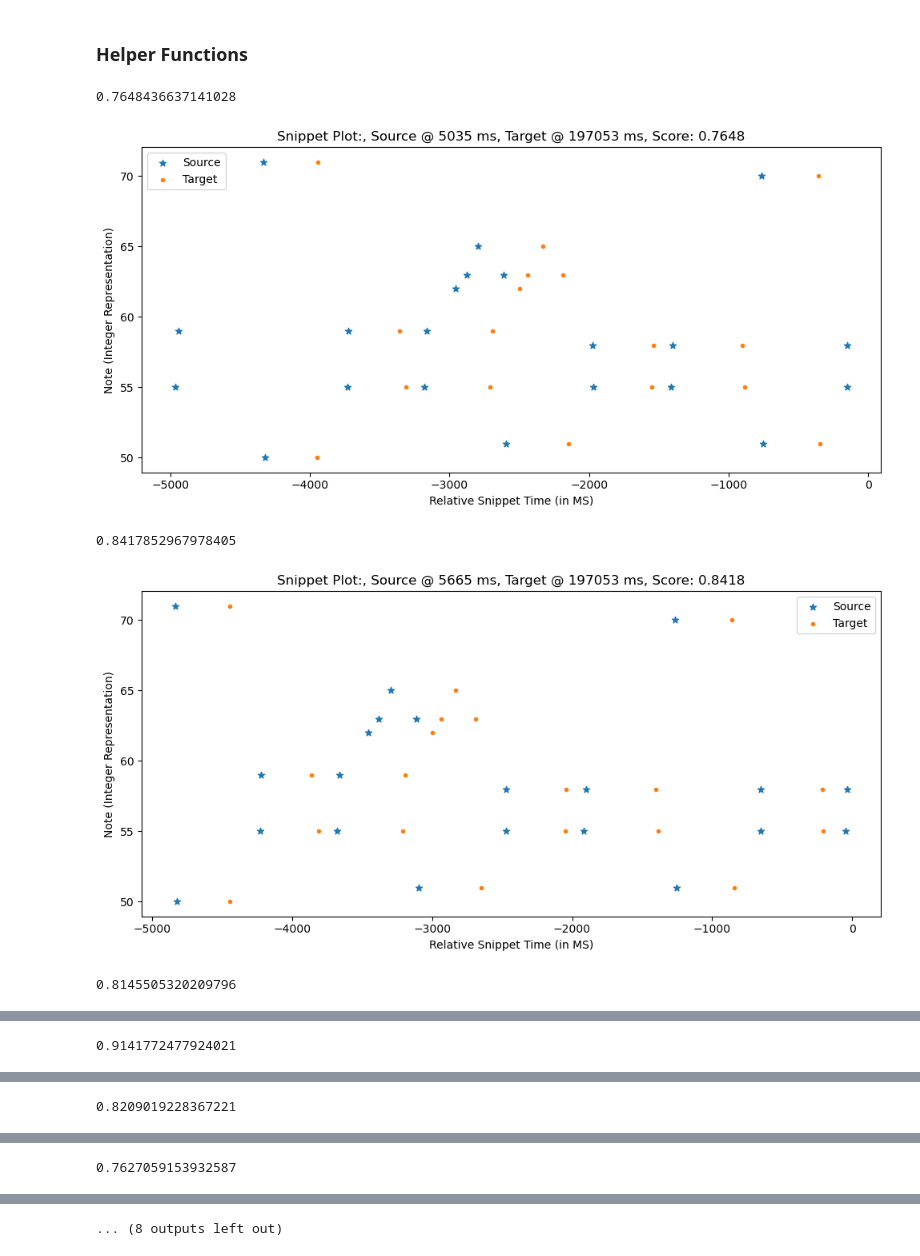
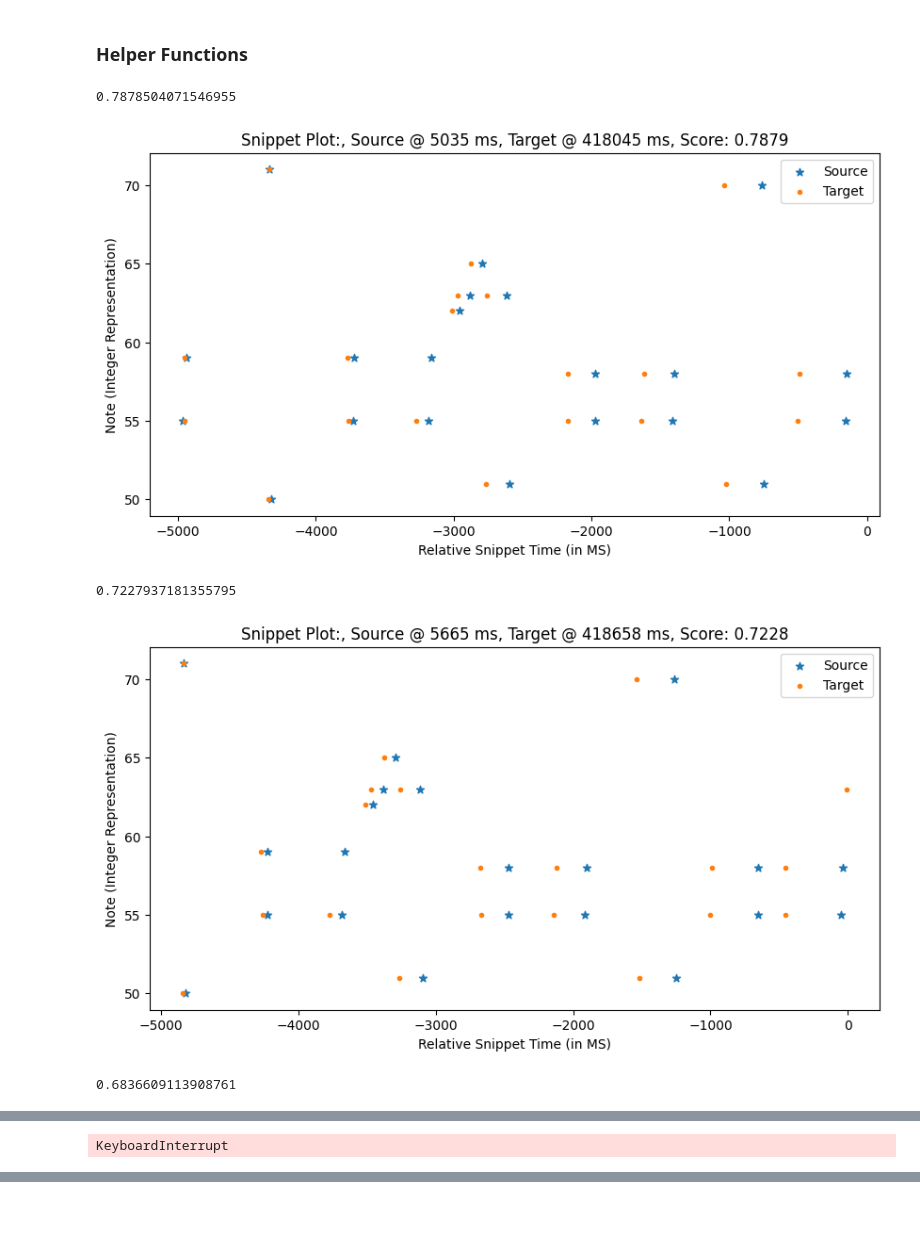
Before and after one commit to stanford-stagecast/stagecast-dev, a Jupyter notebook: Testing_Score.ipynb, the cells around one changed output, grey strips where cells are left out. Saved outputs shown, nothing was run; the diff lists cells and outputs as text; code cells hidden in the pictures; blank space fills up the shorter version.

```diff
--- a/Testing_Score.ipynb
+++ b/Testing_Score.ipynb
@@ -410,30 +446,30 @@ def time_to_sequence(notes, times): # assume start>end & not include start for c
         i += 1
     return sequence
 # %%
-midiPath = '../midi-recordings/ladispute.txt'
+midiPath = '../proleptic/midi-recordings/ladispute.txt'
 # midiPath = '../midi-recordings/2_prelude.txt'
 notes = midi_to_timeseries(midiPath)
 # %%
 for x in range(5000,10000,500):
 #     x = 0
     t1 = [5000+x,0+x] # timestamps in ms
-    t2 = [196000+x,191400+x]
-#     t2 = [418000+x,413000+x]
+#    t2 = [196000+x,191400+x]
+    t2 = [418000+x,413000+x]
 #     t2 = [587000+x,587000+x]
 
     tf1 = time_to_sequence(notes, t1)
     tf2 = time_to_sequence(notes, t2)
 
     score = max(musical_similarity(tf1,tf2,disp=False),musical_similarity(tf2,tf1,disp=False))
     print(score)
 #     if score<0.8:
     display_snippet_plot(notes, time_to_index(notes,t1[0]),time_to_index(notes,t1[1]),time_to_index(notes,t2[0]),time_to_index(notes,t2[1]), score, t1[0], t2[0])
-#         play_match(t1[0],t1[1],t2[0],t2[1])
-#         predict(notes, time_to_index(notes,t1[0]), time_to_index(notes,t1[1]), time_to_index(notes,t2[0]),time_to_index(notes,t2[1]), tf1[-1][0],pred_time=100,sound=True)
-#         time.sleep(2)
+    #play_match(t1[0],t1[1],t2[0],t2[1])
+    predict(notes, time_to_index(notes,t1[0]), time_to_index(notes,t1[1]), time_to_index(notes,t2[0]),time_to_index(notes,t2[1]), tf1[-1][0],pred_time=100,sound=True)
+    # time.sleep(2)
 # %% [output]
-0.7648436637141028
+0.7878504071546955
-[figure, old version]
+[figure, new version]
-0.8417852967978405
+0.7227937181355795
-[figure, old version]
+[figure, new version]
-0.8145505320209796
+0.6836609113908761
@@ -441 +477 @@ for x in range(5000,10000,500):
-0.9141772477924021
+KeyboardInterrupt
@@ -443 +477,0 @@ for x in range(5000,10000,500):
-0.8209019228367221
@@ -445 +477,0 @@ for x in range(5000,10000,500):
-0.7627059153932587
@@ -447 +477,0 @@ for x in range(5000,10000,500):
-... (8 outputs left out)
```
Also changed, not shown: parts of 24 cells of this notebook.
